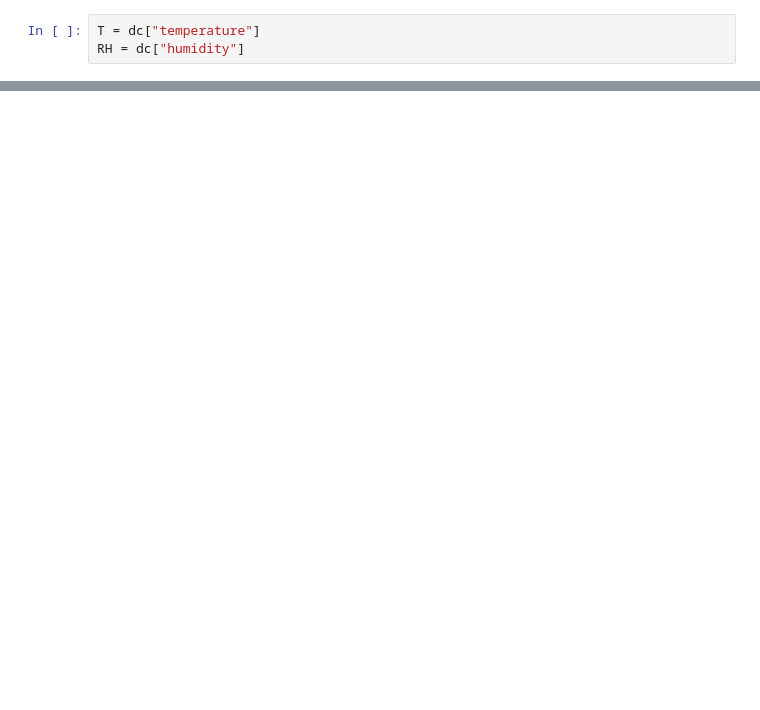
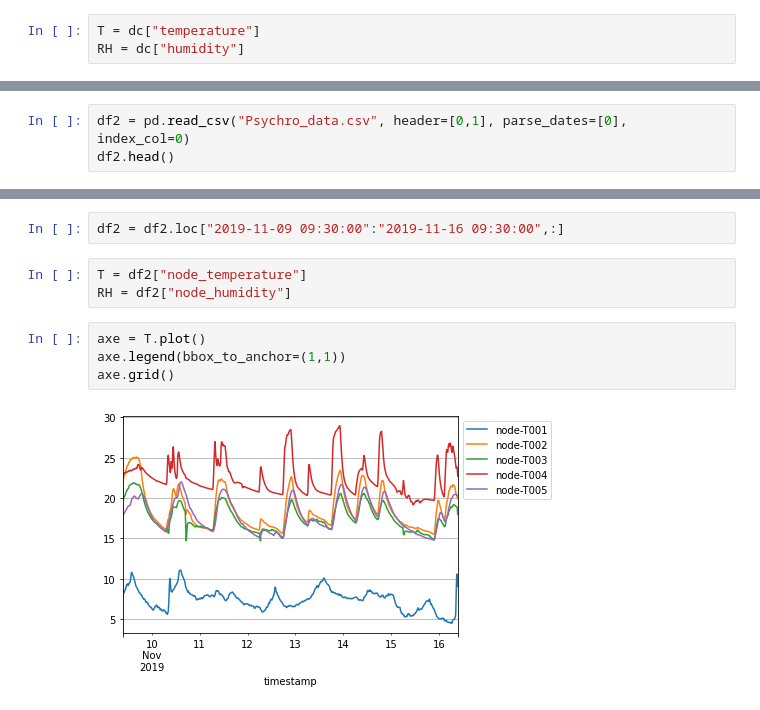
Before and after one commit to jlandercy/cookbook, a Jupyter notebook: python/scientific/phychem/Psychrodapi.ipynb, the cells around one changed output, grey strips where cells are left out. Drawn from its saved outputs; the diff is of its cells as text; blank space fills up the shorter version.

```diff
--- a/python/scientific/phychem/Psychrodapi.ipynb
+++ b/python/scientific/phychem/Psychrodapi.ipynb
@@ -64,0 +80,3 @@ Mix.plot()
+# %%
+df2 = pd.read_csv("Psychro_data.csv", header=[0,1], parse_dates=[0], index_col=0)
+df2.head()
@@ -64,0 +93,11 @@ Mix.plot()
+# %%
+df2 = df2.loc["2019-11-09 09:30:00":"2019-11-16 09:30:00",:]
+# %%
+T = df2["node_temperature"]
+RH = df2["node_humidity"]
+# %%
+axe = T.plot()
+axe.legend(bbox_to_anchor=(1,1))
+axe.grid()
+# %% [output]
+[figure, added]
```
Also changed, not shown: parts of 12 cells of this notebook.
